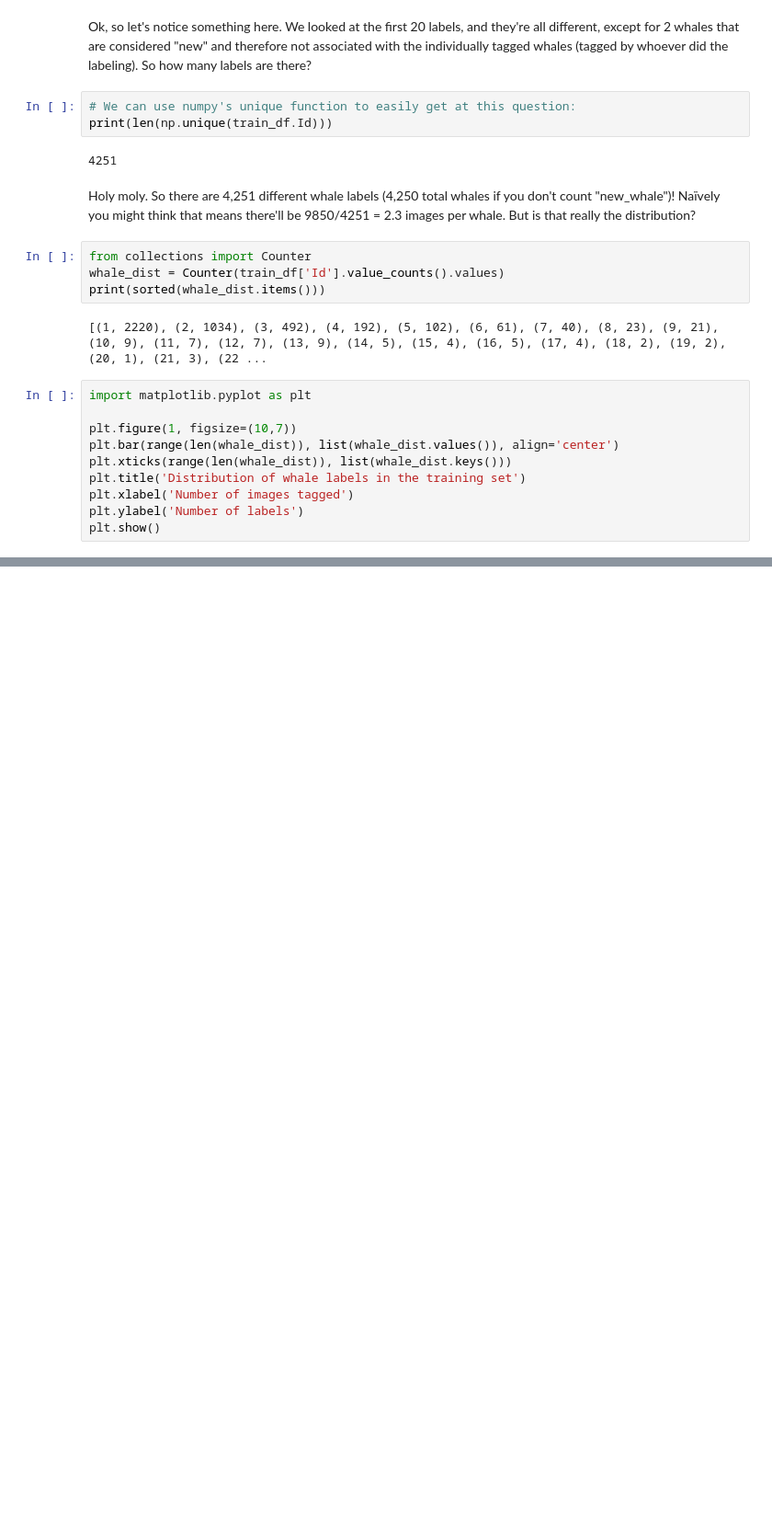
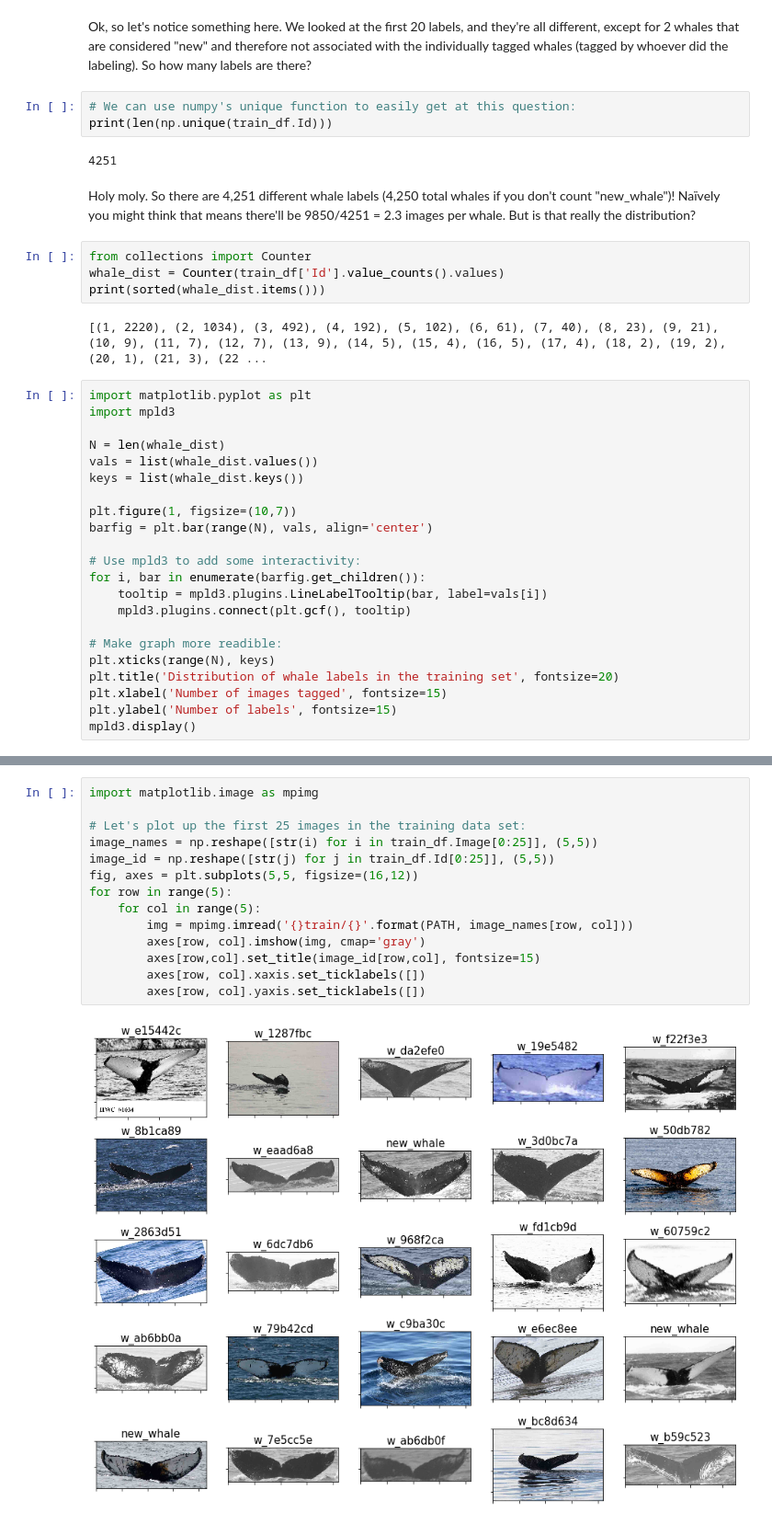
Before and after one commit to Robox-AI/Humpback_Whale_ID, a Jupyter notebook: Humpback_Whales.ipynb, the cells around one changed output, grey strips where cells are left out. Shown: that part at 92% size. Cells and saved outputs as stored; diff of their text form; blank space fills up the shorter version.

```diff
--- a/Humpback_Whales.ipynb
+++ b/Humpback_Whales.ipynb
@@ -67,12 +67,24 @@ print(sorted(whale_dist.items()))
 [(1, 2220), (2, 1034), (3, 492), (4, 192), (5, 102), (6, 61), (7, 40), (8, 23), (9, 21), (10, 9), (11, 7), (12, 7), (13, 9), (14, 5), (15, 4), (16, 5), (17, 4), (18, 2), (19, 2), (20, 1), (21, 3), (22 ...
 # %%
 import matplotlib.pyplot as plt
+import mpld3
+
+N = len(whale_dist)
+vals = list(whale_dist.values())
+keys = list(whale_dist.keys())
 
 plt.figure(1, figsize=(10,7))
-plt.bar(range(len(whale_dist)), list(whale_dist.values()), align='center')
-plt.xticks(range(len(whale_dist)), list(whale_dist.keys()))
-plt.title('Distribution of whale labels in the training set')
-plt.xlabel('Number of images tagged')
-plt.ylabel('Number of labels')
-plt.show()
+barfig = plt.bar(range(N), vals, align='center')
+
+# Use mpld3 to add some interactivity:
+for i, bar in enumerate(barfig.get_children()):
+    tooltip = mpld3.plugins.LineLabelTooltip(bar, label=vals[i])
+    mpld3.plugins.connect(plt.gcf(), tooltip)
+
+# Make graph more readible:
+plt.xticks(range(N), keys)
+plt.title('Distribution of whale labels in the training set', fontsize=20)
+plt.xlabel('Number of images tagged', fontsize=15)
+plt.ylabel('Number of labels', fontsize=15)
+mpld3.display()
 # %% [output]
@@ -105,0 +124,16 @@ Later, we'll discuss how we augment this dataset. For now, let's continue our ex
+# %%
+import matplotlib.image as mpimg
+
+# Let's plot up the first 25 images in the training data set:
+image_names = np.reshape([str(i) for i in train_df.Image[0:25]], (5,5))
+image_id = np.reshape([str(j) for j in train_df.Id[0:25]], (5,5))
+fig, axes = plt.subplots(5,5, figsize=(16,12))
+for row in range(5):
+    for col in range(5):
+        img = mpimg.imread('{}train/{}'.format(PATH, image_names[row, col]))
+        axes[row, col].imshow(img, cmap='gray')
+        axes[row,col].set_title(image_id[row,col], fontsize=15)
+        axes[row, col].xaxis.set_ticklabels([])
+        axes[row, col].yaxis.set_ticklabels([])
+# %% [output]
+[figure, added]
```
Also changed, not shown: parts of 6 cells of this notebook, 2 other files.
